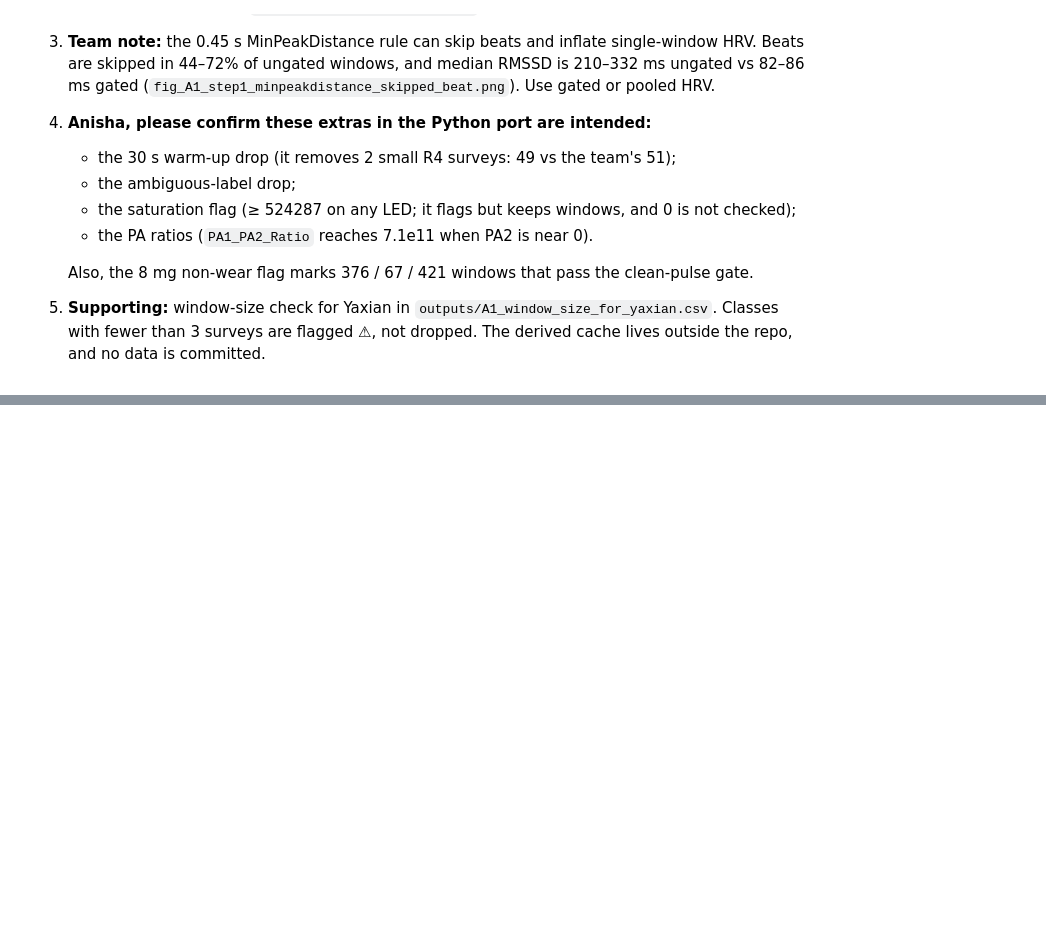
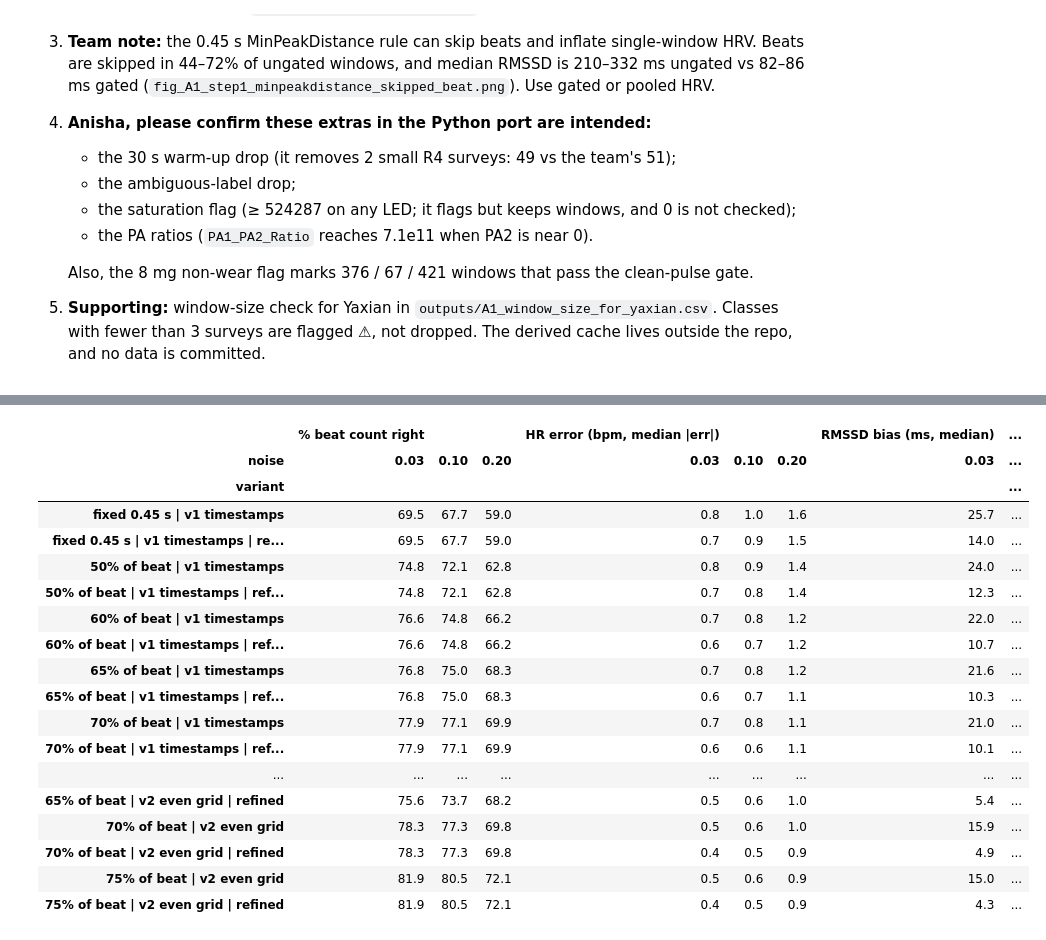
Before and after one commit to shounakda5/m3x, a Jupyter notebook: PilotPhaseC/analysis/A_fast_features.ipynb, the cells around one changed output, grey strips where cells are left out. Cells and saved outputs as stored; diff of their text form; code cells hidden in the pictures; blank space fills up the shorter version.

```diff
--- a/PilotPhaseC/analysis/A_fast_features.ipynb
+++ b/PilotPhaseC/analysis/A_fast_features.ipynb
@@ -1928,0 +2211,76 @@ with pd.option_context('display.max_colwidth', None):
+# %%
+from scipy.signal import butter as _butter_sim
+SIM_RNG = np.random.default_rng(20261124)
+REAL_TS = raw['t_ms'].to_list()
+
+def sim_pulse(tau, rr):
+    s = np.sqrt(rr / 0.8)
+    return np.exp(-((tau - 0.17 * s) / (0.07 * s)) ** 2) + 0.35 * np.exp(-((tau - 0.42 * s) / (0.10 * s)) ** 2)
+
+def sim_window(noise, fmt):
+    rng = SIM_RNG
+    hr = rng.uniform(50, 125); rr0 = 60 / hr; rsa = rng.uniform(0, 0.06); jit = rng.uniform(0, 0.035)
+    if fmt == '25 Hz, 112 samples (current)':
+        ts = REAL_TS[rng.integers(len(REAL_TS))]; ts = ts - ts[0]; n = len(ts)
+        T = ts[-1] / 1000; t_true = np.arange(n) * T / (n - 1)
+    else:                                                    # 30 s at 100 Hz, exact timestamps
+        n = 3000; t_true = np.arange(n) / 100.0; ts = t_true * 1000; T = t_true[-1]
+    onsets = [-2.0 + rng.uniform(0, rr0)]
+    while onsets[-1] < T + 2:
+        onsets.append(onsets[-1] + max(rr0 * (1 + rsa * np.sin(2 * np.pi * 0.25 * onsets[-1])) + rng.normal(0, jit), 0.3))
+    onsets = np.array(onsets)
+    def sig(t):
+        out = np.zeros_like(t)
+        for k in range(len(onsets) - 1):
+            tau = t - onsets[k]; m = (tau >= -0.5) & (tau < 2.5)
+            out[m] += sim_pulse(tau[m], onsets[k + 1] - onsets[k])
+        return -out                                          # more blood -> less light
+    dense = np.arange(-2.0, T + 2.0, 0.001); sd = sig(dense)
+    true_t = []
+    for k in range(len(onsets) - 1):                         # one true beat per pulse: its deepest point
+        m = (dense >= onsets[k]) & (dense < onsets[k] + 0.6 * (onsets[k + 1] - onsets[k]))
+        if m.any():
+            true_t.append(dense[m][np.argmin(sd[m])])
+    true_t = np.array(true_t); true_t = true_t[(true_t >= 0) & (true_t <= T)]
+    x = (sig(t_true) * 1000 + rng.normal(0, noise * 1000, n)
+         + 800 * np.sin(2 * np.pi * rng.uniform(0.05, 0.3) * t_true + rng.uniform(0, 2 * np.pi)))
+    return x, ts, np.diff(true_t)
+
+SIM_PLAN = {'25 Hz, 112 samples (current)': (1000, VARIANTS),
+            '100 Hz, 30 s (new firmware)': (150, [('v1 timestamps', None, False), ('v2 even grid', 0.65, True),
+                                                  ('v2 even grid', 0.70, True), ('v2 even grid', 0.75, True)])}
+t0 = time.time(); srecs = []
+for fmt_, (n_win, variants) in SIM_PLAN.items():
+    for noise in (0.03, 0.10, 0.20):
+        for _ in range(n_win):
+            x, ts, rr_true = sim_window(noise, fmt_)
+            if len(rr_true) < 2:
+                continue
+            truth = rr_stats(rr_true)
+            bases = {'v1 timestamps': ppg_beats_v1_timebase(x, ts), 'v2 even grid': v2_timebase(x, ts)}
+            hr_ref = bases['v2 even grid']['HR_ref']
+            for tb_, f_, r_ in variants:
+                b = bases[tb_]
+                s = rr_stats(trough_intervals(b['smooth'], b['t'], min_spacing(f_, hr_ref), r_))
+                srecs.append((fmt_, noise, variant_name(tb_, f_, r_), truth['HR'], truth['RMSSD_ms'], truth['n_rr'],
+                              s['HR'], s['RMSSD_ms'], s['n_rr']))
+sim = pd.DataFrame(srecs, columns=['format', 'noise', 'variant', 'HR_true', 'RMSSD_true', 'n_rr_true', 'HR', 'RMSSD_ms', 'n_rr'])
+sim['rmssd_err'] = sim.RMSSD_ms - sim.RMSSD_true
+print(f'{len(sim)} simulated window x version runs in {time.time() - t0:.0f} s; '
+      f'true RMSSD median {sim.drop_duplicates(["format", "noise", "HR_true"]).RMSSD_true.median():.1f} ms')
+
+def sim_table(d, order):
+    g = d.groupby(['noise', 'variant'])
+    t = pd.DataFrame({'% beat count right': 100 * g.apply(lambda x: (x.n_rr == x.n_rr_true).mean()),
+                      'HR error (bpm, median |err|)': g.apply(lambda x: (x.HR - x.HR_true).abs().median()),
+                      'RMSSD bias (ms, median)': g['rmssd_err'].median(),
+                      'RMSSD error (ms, median |err|)': g['rmssd_err'].apply(lambda e: e.abs().median())}).round(1)
+    return t.reindex(order, level='variant')
+SIM_TABS = {}
+for fmt_, (_, variants) in SIM_PLAN.items():
+    order = [variant_name(*v) for v in variants]
+    SIM_TABS[fmt_] = sim_table(sim[sim.format == fmt_], order)
+    print(f'\n=== {fmt_} ===')
+    display(SIM_TABS[fmt_].unstack('noise'))
+pd.concat(SIM_TABS, names=['format']).to_csv(OUT_DIR / 'A1v2_beat_detection_simulation.csv')
+# %% [output]
@@ -1928,0 +2290,19 @@ with pd.option_context('display.max_colwidth', None):
+|  | % beat count right |  |  | HR error (bpm, median |err|) |  |  | RMSSD bias (ms, median) | ... |
+| noise | 0.03 | 0.10 | 0.20 | 0.03 | 0.10 | 0.20 | 0.03 | ... |
+| variant |  |  |  |  |  |  |  | ... |
+| fixed 0.45 s | v1 timestamps | 69.5 | 67.7 | 59.0 | 0.8 | 1.0 | 1.6 | 25.7 | ... |
+| fixed 0.45 s | v1 timestamps | re... | 69.5 | 67.7 | 59.0 | 0.7 | 0.9 | 1.5 | 14.0 | ... |
+| 50% of beat | v1 timestamps | 74.8 | 72.1 | 62.8 | 0.8 | 0.9 | 1.4 | 24.0 | ... |
+| 50% of beat | v1 timestamps | ref... | 74.8 | 72.1 | 62.8 | 0.7 | 0.8 | 1.4 | 12.3 | ... |
+| 60% of beat | v1 timestamps | 76.6 | 74.8 | 66.2 | 0.7 | 0.8 | 1.2 | 22.0 | ... |
+| 60% of beat | v1 timestamps | ref... | 76.6 | 74.8 | 66.2 | 0.6 | 0.7 | 1.2 | 10.7 | ... |
+| 65% of beat | v1 timestamps | 76.8 | 75.0 | 68.3 | 0.7 | 0.8 | 1.2 | 21.6 | ... |
+| 65% of beat | v1 timestamps | ref... | 76.8 | 75.0 | 68.3 | 0.6 | 0.7 | 1.1 | 10.3 | ... |
+| 70% of beat | v1 timestamps | 77.9 | 77.1 | 69.9 | 0.7 | 0.8 | 1.1 | 21.0 | ... |
+| 70% of beat | v1 timestamps | ref... | 77.9 | 77.1 | 69.9 | 0.6 | 0.6 | 1.1 | 10.1 | ... |
+| ... | ... | ... | ... | ... | ... | ... | ... | ... |
+| 65% of beat | v2 even grid | refined | 75.6 | 73.7 | 68.2 | 0.5 | 0.6 | 1.0 | 5.4 | ... |
+| 70% of beat | v2 even grid | 78.3 | 77.3 | 69.8 | 0.5 | 0.6 | 1.0 | 15.9 | ... |
+| 70% of beat | v2 even grid | refined | 78.3 | 77.3 | 69.8 | 0.4 | 0.5 | 0.9 | 4.9 | ... |
+| 75% of beat | v2 even grid | 81.9 | 80.5 | 72.1 | 0.5 | 0.6 | 0.9 | 15.0 | ... |
+| 75% of beat | v2 even grid | refined | 81.9 | 80.5 | 72.1 | 0.4 | 0.5 | 0.9 | 4.3 | ... |
```
Also changed, not shown: parts of 24 cells of this notebook, 5 other files.
